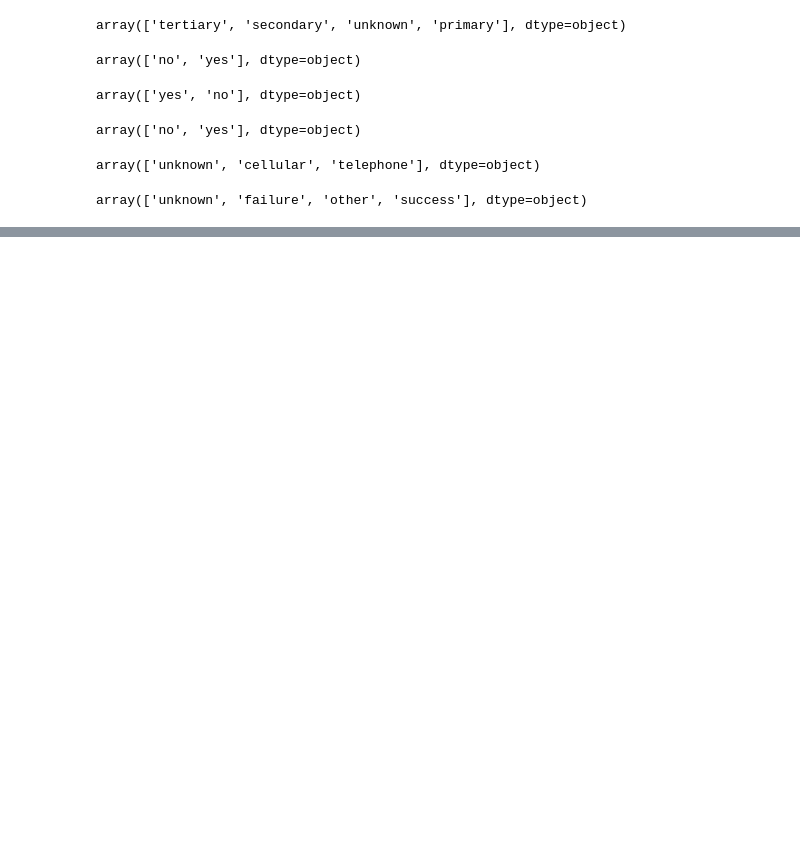
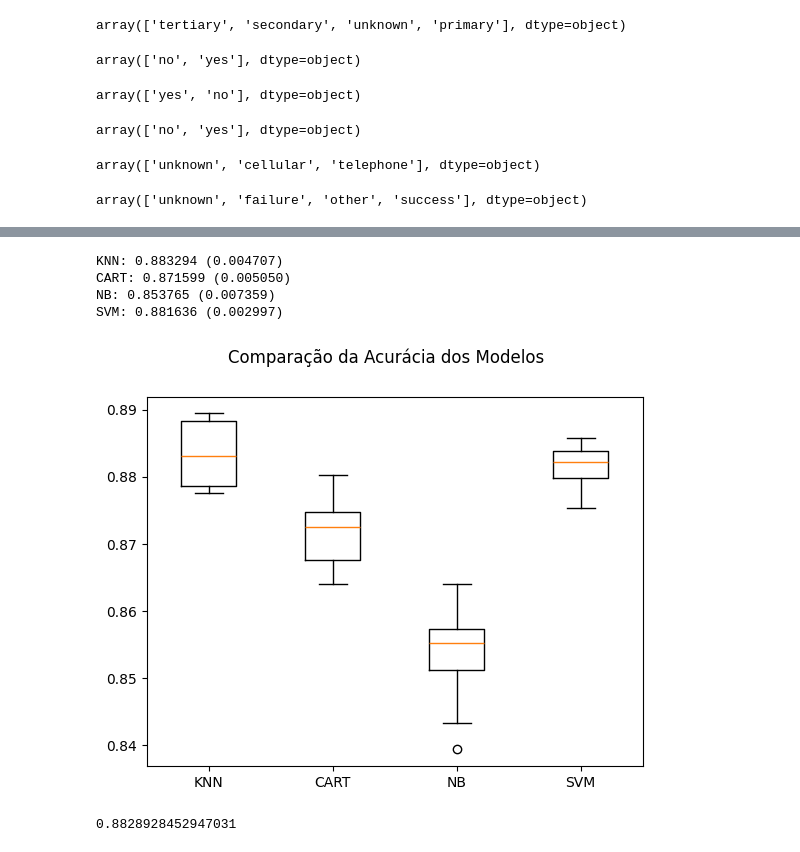
Before and after one commit to lucasdnk/MVP-puc, a Jupyter notebook: MVP.ipynb, the cells around one changed output, grey strips where cells are left out. Saved outputs shown, nothing was run; the diff lists cells and outputs as text; code cells hidden in the pictures; blank space fills up the shorter version.

```diff
--- a/MVP.ipynb
+++ b/MVP.ipynb
@@ -58,0 +248,55 @@ array(['unknown', 'failure', 'other', 'success'], dtype=object)
+# %%
+# Separação em bases de treino e teste (holdout)
+array = db.values
+X = array[:,0:16] # atributos
+y = array[:,16] # classe (target)
+
+X_train, X_test, y_train, y_test = train_test_split(X, y, test_size=0.20, random_state=7) # faz a divisão
+
+# Criando os folds para a validação cruzada
+num_particoes = 10 # número de folds da validação cruzada
+kfold = KFold(n_splits=num_particoes, shuffle=True, random_state=7) # faz o particionamento em 10 folds
+# %%
+# Definindo uma seed global para esta célula de código
+np.random.seed(7)
+
+# Listas para armazenar os modelos, os resultados e os nomes dos modelos
+models = []
+results = []
+names = []
+
+# Preparando os modelos e adicionando-os em uma lista
+models.append(('KNN', KNeighborsClassifier()))
+models.append(('CART', DecisionTreeClassifier()))
+models.append(('NB', GaussianNB()))
+models.append(('SVM', SVC()))
+# %%
+# Avaliando um modelo por vez
+for name, model in models:
+  cv_results = cross_val_score(model, X_train, y_train, cv=kfold, scoring='accuracy')
+  results.append(cv_results)
+  names.append(name)
+  msg = "%s: %f (%f)" % (name, cv_results.mean(), cv_results.std()) # média e desvio padrão dos 10 resultados da validação cruzada
+  print(msg)
+# %% [output]
+KNN: 0.883294 (0.004707)
+CART: 0.871599 (0.005050)
+NB: 0.853765 (0.007359)
+SVM: 0.881636 (0.002997)
+# %%
+# Boxplot de comparação dos modelos
+fig = plt.figure()
+fig.suptitle('Comparação da Acurácia dos Modelos')
+ax = fig.add_subplot(111)
+plt.boxplot(results)
+ax.set_xticklabels(names)
+plt.show()
+# %% [output]
+[figure, added]
+# %%
+model = KNeighborsClassifier()
+model.fit(X_train, y_train)
+predictions = model.predict(X_test)
+print(accuracy_score(y_test, predictions))
+# %% [output]
+0.8828928452947031
```
Also changed, not shown: parts of 12 cells of this notebook.
